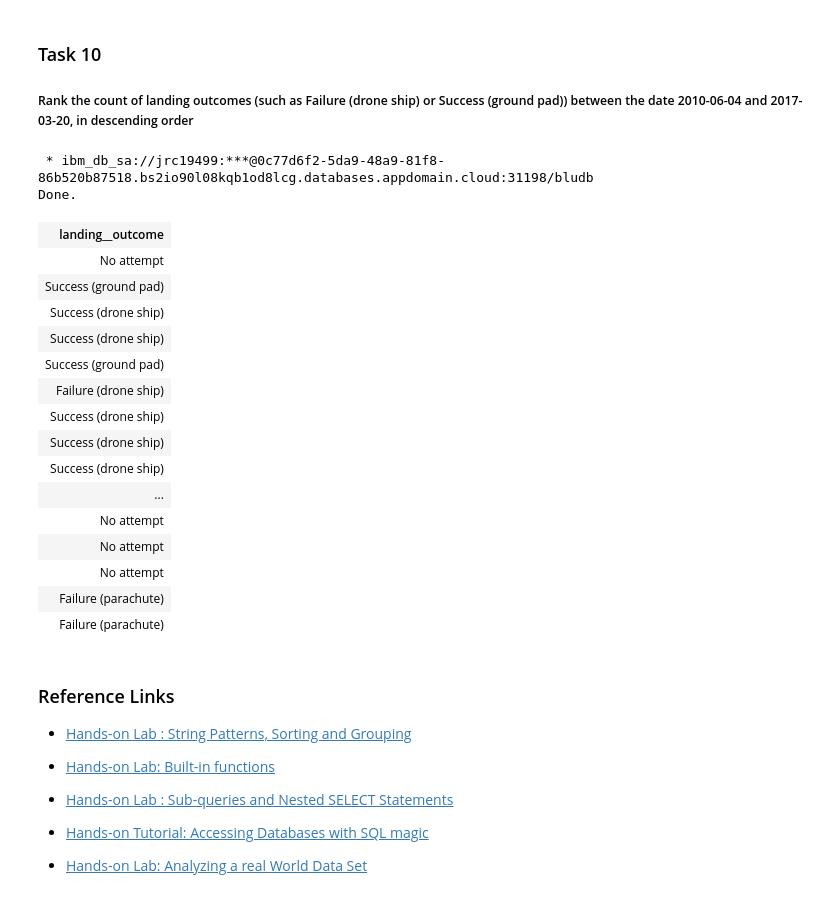
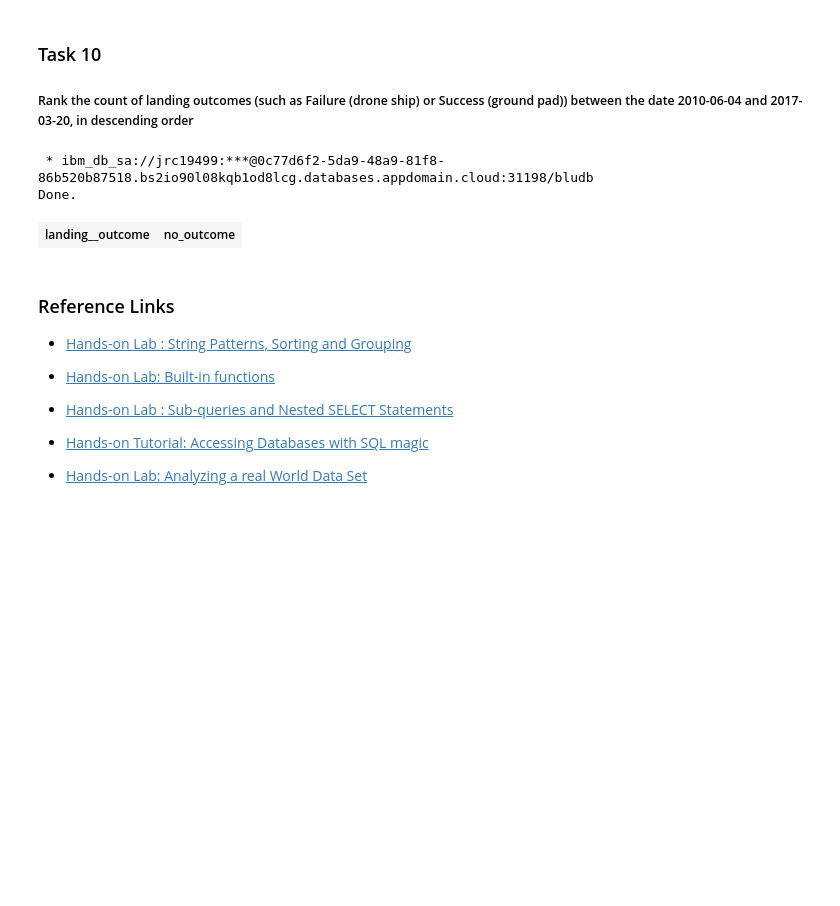
Before and after one commit to venom-f3/Captsone-DataScienceProfessional, a Jupyter notebook: EDA.ipynb, the cells around one changed output. Cells and saved outputs as stored; diff of their text form; code cells hidden in the pictures; blank space fills up the shorter version.

```diff
--- a/EDA.ipynb
+++ b/EDA.ipynb
@@ -263,26 +261,16 @@ Done.
 
 ##### Rank the count of landing outcomes (such as Failure (drone ship) or Success (ground pad)) between the date 2010-06-04 and 2017-03-20, in descending order
 # %%
-%sql SELECT LANDING__OUTCOME FROM SPACEXTBL WHERE DATE BETWEEN '2010-06-04' AND '2017-03-20' ORDER BY DATE DESC;
+%%sql SELECT landing__outcome, count(*) as no_outcome
+FROM SPACEXTBL
+WHERE landing__outcome='Success%'
+and DATE BETWEEN '2010-06-04' AND '2017-03-20'
+group by landing__outcome
+ORDER BY no_outcome DESC;
 # %% [output]
  * ibm_db_sa://jrc19499:***@0c77d6f2-5da9-48a9-81f8-86b520b87518.bs2io90l08kqb1od8lcg.databases.appdomain.cloud:31198/bludb
 Done.
-| landing__outcome |
-| No attempt |
-| Success (ground pad) |
-| Success (drone ship) |
-| Success (drone ship) |
-| Success (ground pad) |
-| Failure (drone ship) |
-| Success (drone ship) |
-| Success (drone ship) |
-| Success (drone ship) |
-| ... |
-| No attempt |
-| No attempt |
-| No attempt |
-| Failure (parachute) |
-| Failure (parachute) |
+| landing__outcome | no_outcome |
 # %% [markdown]
 ### Reference Links
 
```
Also changed, not shown: parts of 4 cells of this notebook.
